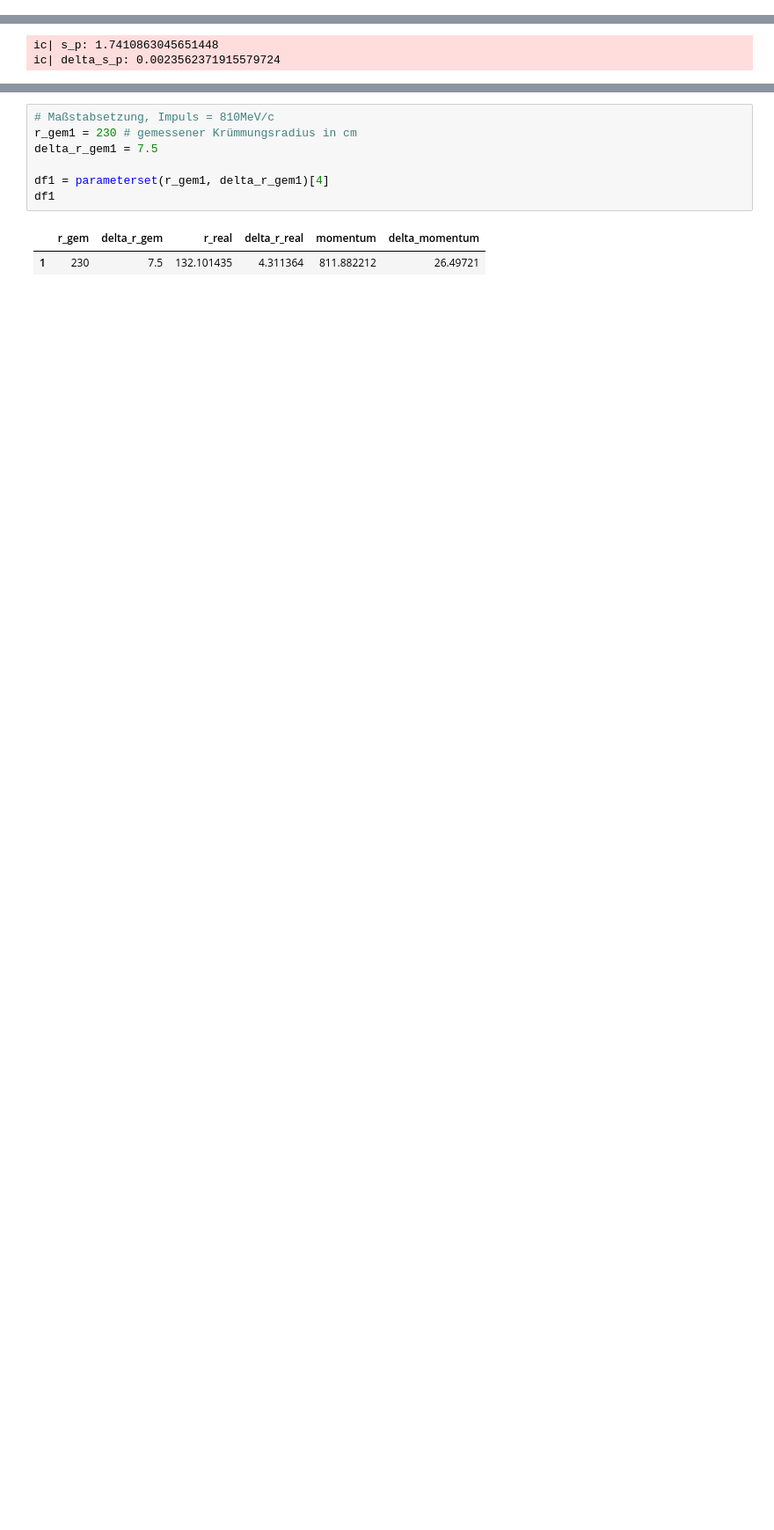
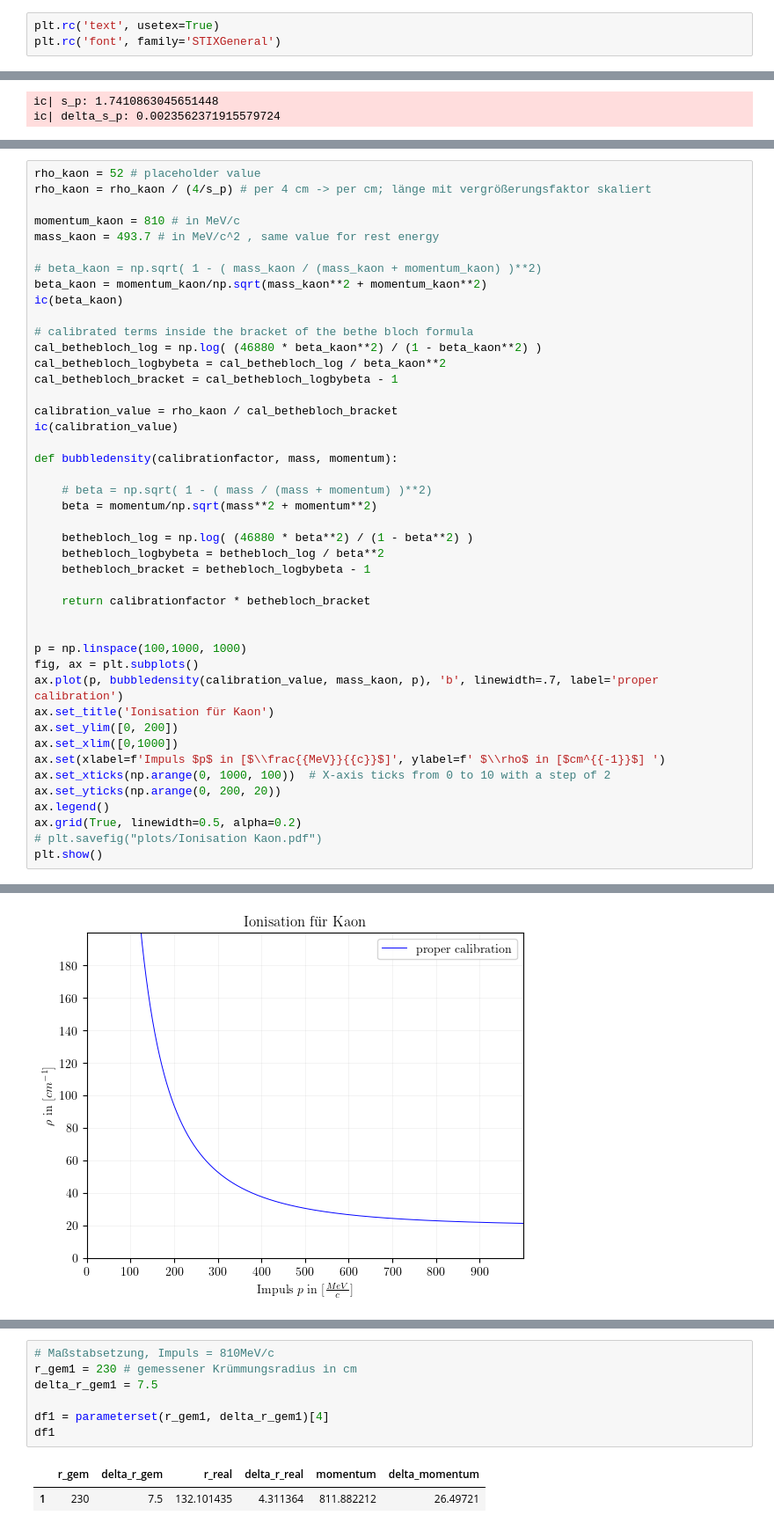
Before and after one commit to WackAlley/worksheet, a Jupyter notebook: labcourse21/calcsheet.ipynb, the cells around one changed output, grey strips where cells are left out. Shown at 88% size. Drawn from its saved outputs; the diff is of its cells as text; blank space fills up the shorter version.

```diff
--- a/labcourse21/calcsheet.ipynb
+++ b/labcourse21/calcsheet.ipynb
@@ -7,3 +8,6 @@ import pandas as pd
+# %%
+plt.rc('text', usetex=True)
+plt.rc('font', family='STIXGeneral')
 # %% [markdown]
 ## Kinetische Impulsbestimmung
 
@@ -102,0 +113,45 @@ ic| delta_s_p: 0.0023562371915579724
+# %%
+rho_kaon = 52 # placeholder value
+rho_kaon = rho_kaon / (4/s_p) # per 4 cm -> per cm; länge mit vergrößerungsfaktor skaliert
+
+momentum_kaon = 810 # in MeV/c
+mass_kaon = 493.7 # in MeV/c^2 , same value for rest energy
+
+# beta_kaon = np.sqrt( 1 - ( mass_kaon / (mass_kaon + momentum_kaon) )**2)
+beta_kaon = momentum_kaon/np.sqrt(mass_kaon**2 + momentum_kaon**2)
+ic(beta_kaon)
+
+# calibrated terms inside the bracket of the bethe bloch formula
+cal_bethebloch_log = np.log( (46880 * beta_kaon**2) / (1 - beta_kaon**2) )
+cal_bethebloch_logbybeta = cal_bethebloch_log / beta_kaon**2
+cal_bethebloch_bracket = cal_bethebloch_logbybeta - 1
+
+calibration_value = rho_kaon / cal_bethebloch_bracket
+ic(calibration_value)
+
+def bubbledensity(calibrationfactor, mass, momentum):
+
+    # beta = np.sqrt( 1 - ( mass / (mass + momentum) )**2)
+    beta = momentum/np.sqrt(mass**2 + momentum**2)
+
+    bethebloch_log = np.log( (46880 * beta**2) / (1 - beta**2) )
+    bethebloch_logbybeta = bethebloch_log / beta**2
+    bethebloch_bracket = bethebloch_logbybeta - 1
+
+    return calibrationfactor * bethebloch_bracket
+
+
+p = np.linspace(100,1000, 1000)
+fig, ax = plt.subplots()
+ax.plot(p, bubbledensity(calibration_value, mass_kaon, p), 'b', linewidth=.7, label='proper calibration')
+ax.set_title('Ionisation für Kaon')
+ax.set_ylim([0, 200])
+ax.set_xlim([0,1000])
+ax.set(xlabel=f'Impuls $p$ in [$\\frac{{MeV}}{{c}}$]', ylabel=f' $\\rho$ in [$cm^{{-1}}$] ')
+ax.set_xticks(np.arange(0, 1000, 100))  # X-axis ticks from 0 to 10 with a step of 2
+ax.set_yticks(np.arange(0, 200, 20))
+ax.legend()
+ax.grid(True, linewidth=0.5, alpha=0.2)
+# plt.savefig("plots/Ionisation Kaon.pdf")
+plt.show()
+# %% [output]
@@ -102,0 +160 @@ ic| delta_s_p: 0.0023562371915579724
+[figure, added]
```
Also changed, not shown: parts of 11 cells of this notebook.
